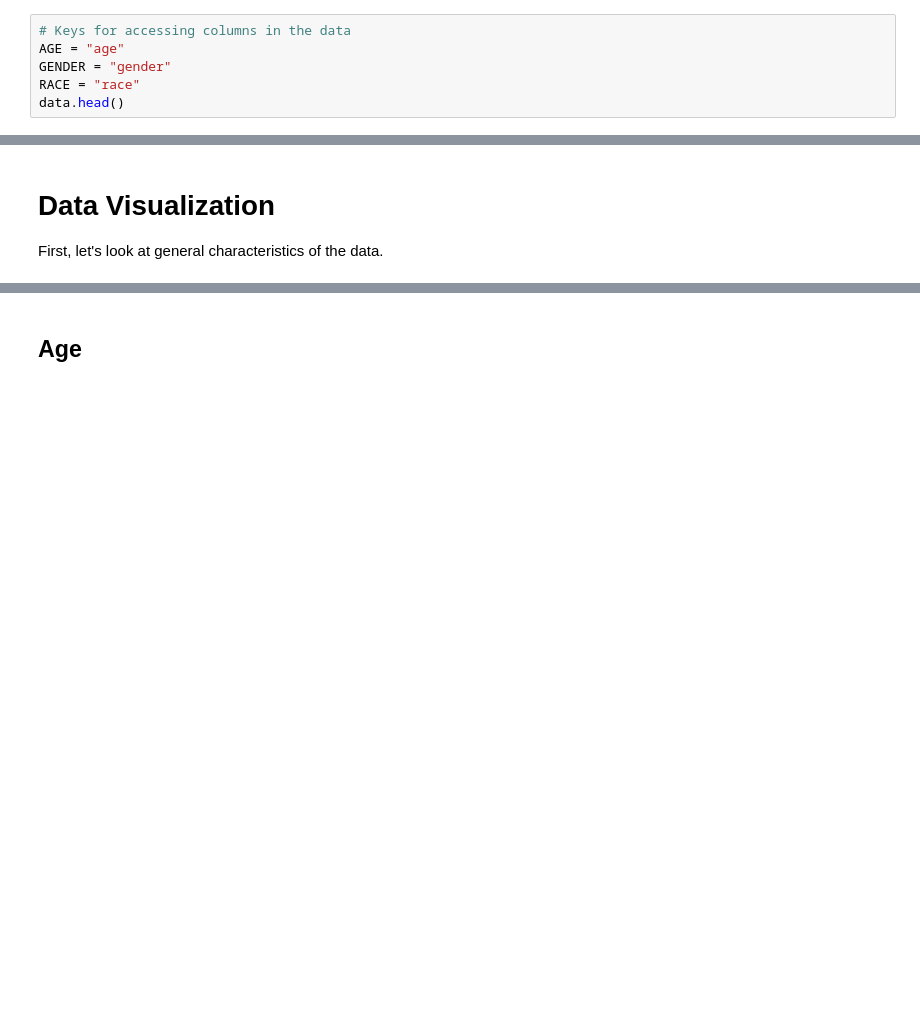
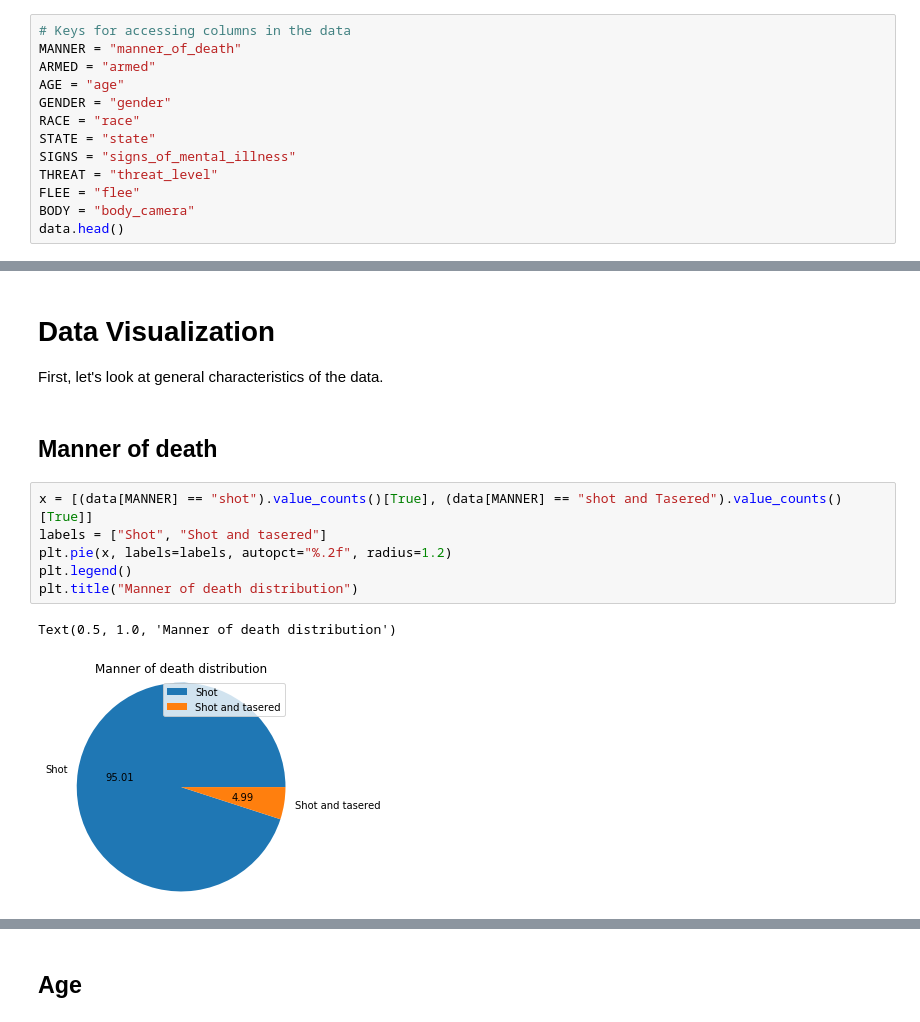
Before and after one commit to and-le/wapo-fatal-police-sheetings, a Jupyter notebook: data_analysis.ipynb, the cells around one changed output, grey strips where cells are left out. Drawn from its saved outputs; the diff is of its cells as text; blank space fills up the shorter version.

```diff
--- a/data_analysis.ipynb
+++ b/data_analysis.ipynb
@@ -24,9 +24,16 @@ filepath = "fatal-police-shootings-data.csv"
 data = pd.read_csv(filepath)
 # %%
 # Keys for accessing columns in the data
+MANNER = "manner_of_death"
+ARMED = "armed"
 AGE = "age"
 GENDER = "gender"
 RACE = "race"
+STATE = "state"
+SIGNS = "signs_of_mental_illness"
+THREAT = "threat_level"
+FLEE = "flee"
+BODY = "body_camera"
 data.head()
 # %% [output]
 |  | id | name | date | manner_of_death | armed | age | gender | race | city | state | ... |
@@ -38,3 +45,14 @@ data.head()
 # %% [markdown]
 # Data Visualization
 First, let's look at general characteristics of the data.
+# %% [markdown]
+## Manner of death
+# %%
+x = [(data[MANNER] == "shot").value_counts()[True], (data[MANNER] == "shot and Tasered").value_counts()[True]]
+labels = ["Shot", "Shot and tasered"]
+plt.pie(x, labels=labels, autopct="%.2f", radius=1.2)
+plt.legend()
+plt.title("Manner of death distribution")
+# %% [output]
+Text(0.5, 1.0, 'Manner of death distribution')
+[figure, added]
```
Also changed, not shown: parts of 16 cells of this notebook.
